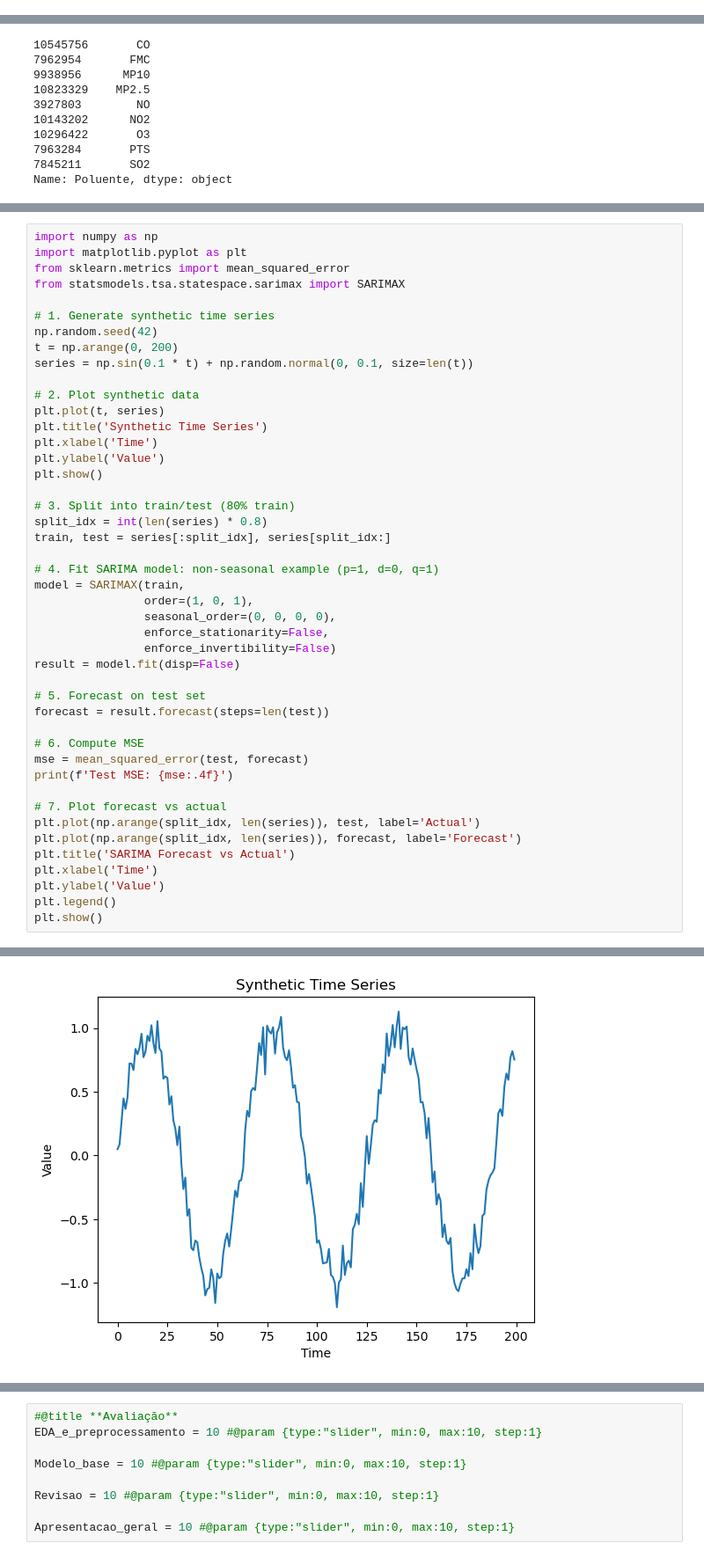
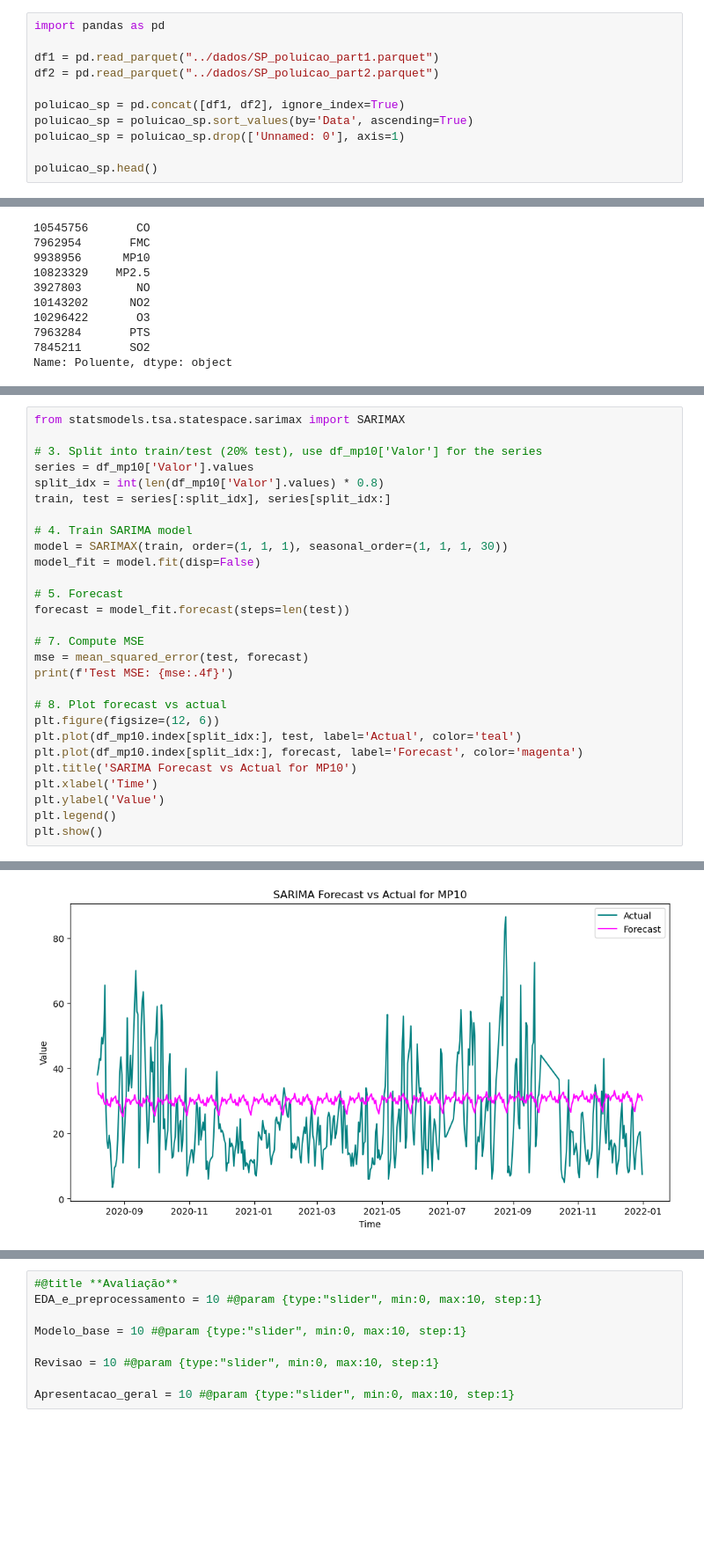
Before and after one commit to victorteodoro/projeto-aplicado-iv, a Jupyter notebook: projeto/cd_projeto_aplicado_IV_entrega_3.ipynb, the cells around one changed output, grey strips where cells are left out. Shown at 88% size. Cells and saved outputs as stored; diff of their text form; blank space fills up the shorter version.

```diff
--- a/projeto/cd_projeto_aplicado_IV_entrega_3.ipynb
+++ b/projeto/cd_projeto_aplicado_IV_entrega_3.ipynb
@@ -57,0 +98,11 @@ poluicao_sp.head()
+# %%
+import pandas as pd
+
+df1 = pd.read_parquet("../dados/SP_poluicao_part1.parquet")
+df2 = pd.read_parquet("../dados/SP_poluicao_part2.parquet")
+
+poluicao_sp = pd.concat([df1, df2], ignore_index=True)
+poluicao_sp = poluicao_sp.sort_values(by='Data', ascending=True)
+poluicao_sp = poluicao_sp.drop(['Unnamed: 0'], axis=1)
+
+poluicao_sp.head()
@@ -172,44 +286,27 @@ Test MSE: 0.0152
 # %%
-import numpy as np
-import matplotlib.pyplot as plt
-from sklearn.metrics import mean_squared_error
 from statsmodels.tsa.statespace.sarimax import SARIMAX
 
-# 1. Generate synthetic time series
-np.random.seed(42)
-t = np.arange(0, 200)
-series = np.sin(0.1 * t) + np.random.normal(0, 0.1, size=len(t))
-
-# 2. Plot synthetic data
-plt.plot(t, series)
-plt.title('Synthetic Time Series')
-plt.xlabel('Time')
-plt.ylabel('Value')
-plt.show()
-
-# 3. Split into train/test (80% train)
-split_idx = int(len(series) * 0.8)
+# 3. Split into train/test (20% test), use df_mp10['Valor'] for the series
+series = df_mp10['Valor'].values
+split_idx = int(len(df_mp10['Valor'].values) * 0.8)
 train, test = series[:split_idx], series[split_idx:]
 
-# 4. Fit SARIMA model: non-seasonal example (p=1, d=0, q=1)
-model = SARIMAX(train,
-                order=(1, 0, 1),
-                seasonal_order=(0, 0, 0, 0),
-                enforce_stationarity=False,
-                enforce_invertibility=False)
-result = model.fit(disp=False)
+# 4. Train SARIMA model
+model = SARIMAX(train, order=(1, 1, 1), seasonal_order=(1, 1, 1, 30))
+model_fit = model.fit(disp=False)
 
-# 5. Forecast on test set
-forecast = result.forecast(steps=len(test))
+# 5. Forecast
+forecast = model_fit.forecast(steps=len(test))
 
-# 6. Compute MSE
+# 7. Compute MSE
 mse = mean_squared_error(test, forecast)
 print(f'Test MSE: {mse:.4f}')
 
-# 7. Plot forecast vs actual
-plt.plot(np.arange(split_idx, len(series)), test, label='Actual')
-plt.plot(np.arange(split_idx, len(series)), forecast, label='Forecast')
-plt.title('SARIMA Forecast vs Actual')
+# 8. Plot forecast vs actual
+plt.figure(figsize=(12, 6))
+plt.plot(df_mp10.index[split_idx:], test, label='Actual', color='teal')
+plt.plot(df_mp10.index[split_idx:], forecast, label='Forecast', color='magenta')
+plt.title('SARIMA Forecast vs Actual for MP10')
 plt.xlabel('Time')
 plt.ylabel('Value')
 plt.legend()
@@ -218 +316 @@ plt.show()
-[figure, old version]
+[figure, new version]
```
Also changed, not shown: parts of 32 cells of this notebook.
